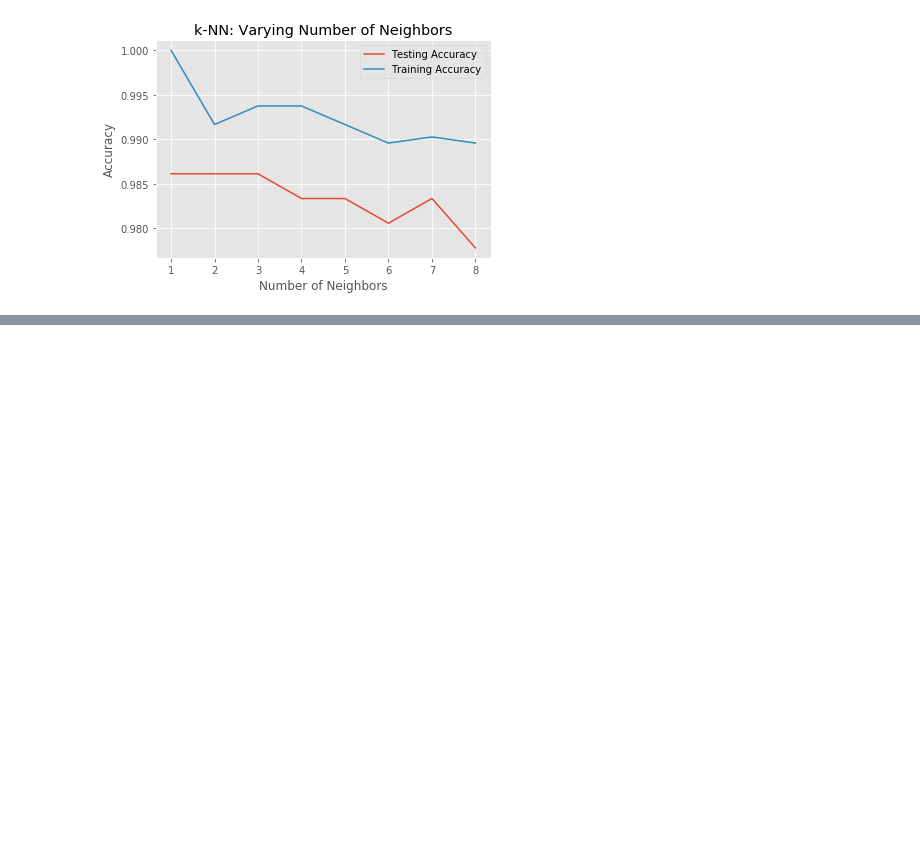
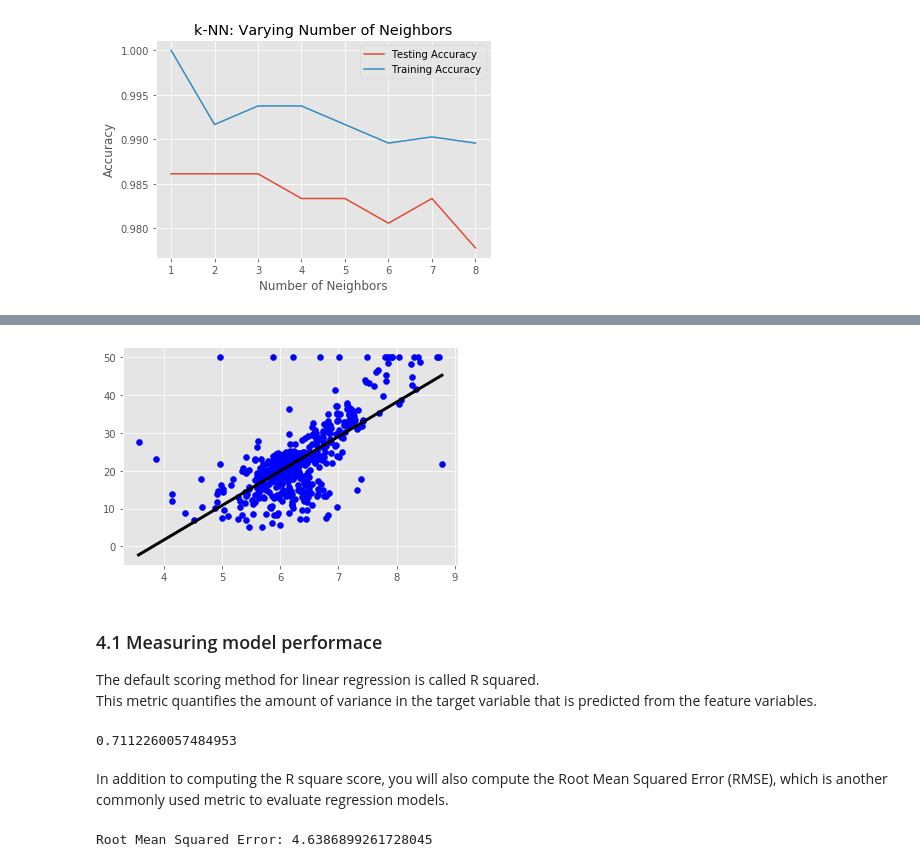
Before and after one commit to etherion-1337/Machine_Learning_basics, a Jupyter notebook: python_scikit_learn.ipynb, the cells around one changed output, grey strips where cells are left out. Cells and saved outputs as stored; diff of their text form; code cells hidden in the pictures; blank space fills up the shorter version.

```diff
--- a/python_scikit_learn.ipynb
+++ b/python_scikit_learn.ipynb
@@ -321,0 +385,45 @@ FileNotFoundError: [Errno 2] File b'../data/boston.csv' does not exist: b'../dat
+# %%
+# linear regression model
+from sklearn import linear_model
+#instantiate LinearRegression as reg
+reg = linear_model.LinearRegression()
+
+#fit the regressor to the data
+reg.fit(X_rooms, y)
+
+#check out the regressors prediction over the range of data
+prediction_space = np.linspace(min(X_rooms),max(X_rooms)).reshape(-1,1)
+#data set
+plt.scatter(X_rooms, y, color="blue")
+#predict over the range of the training dataset
+plt.plot(prediction_space, reg.predict(prediction_space),color="black", linewidth=3)
+
+plt.show()
+# %% [output]
+[figure, added]
+# %% [markdown]
+### 4.1 Measuring model performace
+
+The default scoring method for linear regression is called R squared.
+This metric quantifies the amount of variance in the target variable that is predicted from the feature variables.
+# %%
+# linear regression on all features (high dimension fit)
+X_train, X_test, y_train, y_test = train_test_split(X, y, test_size = 0.3, random_state=42)
+#instantiate the regressor
+reg_all = linear_model.LinearRegression()
+
+reg_all.fit(X_train, y_train)
+y_pred = reg_all.predict(X_test)
+
+#R squared
+reg_all.score(X_test, y_test)
+# %% [output]
+0.7112260057484953
+# %% [markdown]
+In addition to computing the R square score, you will also compute the Root Mean Squared Error (RMSE), which is another commonly used metric to evaluate regression models.
+# %%
+from sklearn.metrics import mean_squared_error
+rmse = np.sqrt(mean_squared_error(y_test,y_pred))
+print("Root Mean Squared Error: {}".format(rmse))
+# %% [output]
+Root Mean Squared Error: 4.6386899261728045
```
Also changed, not shown: parts of 17 cells of this notebook, 1 other file.
